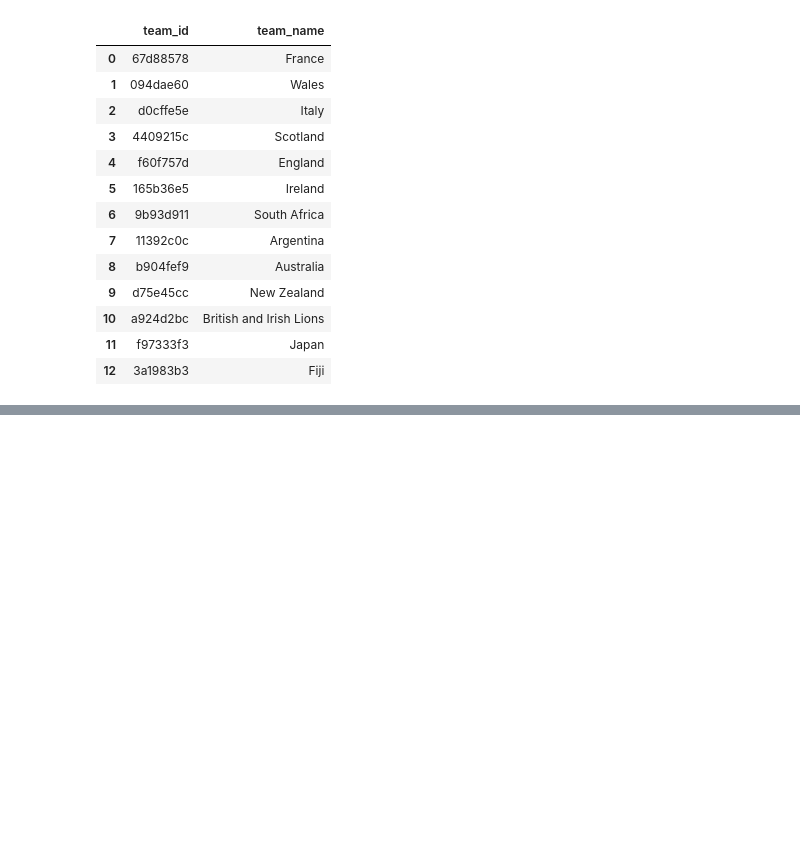
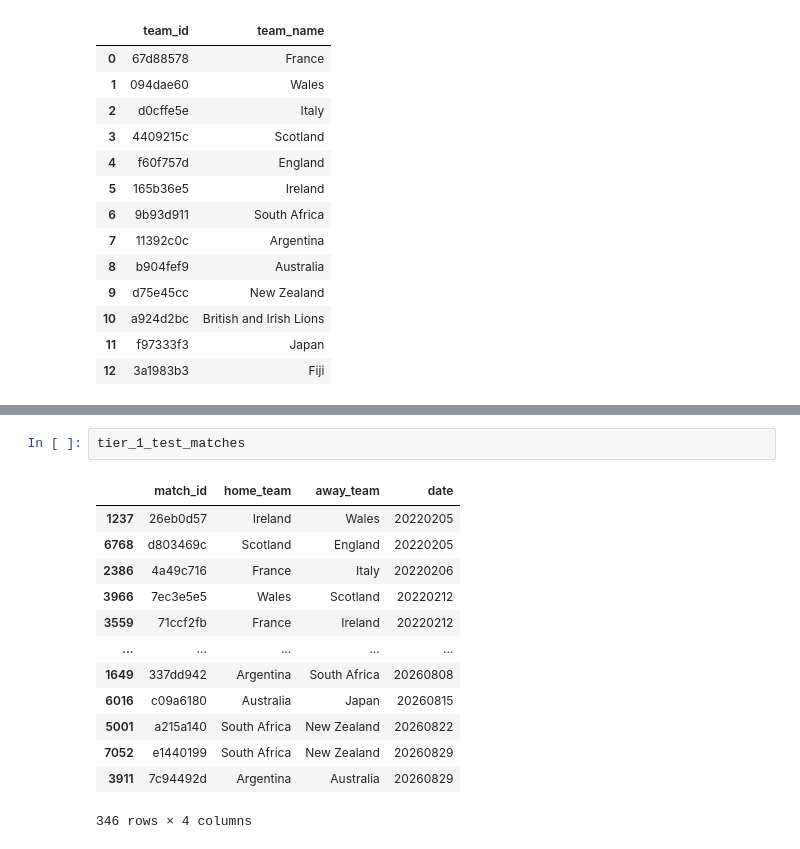
Before and after one commit to mycycler22/ghost_of_eden_park, a Jupyter notebook: rugby_experimental.ipynb, the cells around one changed output, grey strips where cells are left out. Cells and saved outputs as stored; diff of their text form; blank space fills up the shorter version.

```diff
--- a/rugby_experimental.ipynb
+++ b/rugby_experimental.ipynb
@@ -243,0 +277,16 @@ test_nations
+# %%
+tier_1_test_matches
+# %% [output]
+|  | match_id | home_team | away_team | date |
+| 1237 | 26eb0d57 | Ireland | Wales | 20220205 |
+| 6768 | d803469c | Scotland | England | 20220205 |
+| 2386 | 4a49c716 | France | Italy | 20220206 |
+| 3966 | 7ec3e5e5 | Wales | Scotland | 20220212 |
+| 3559 | 71ccf2fb | France | Ireland | 20220212 |
+| ... | ... | ... | ... | ... |
+| 1649 | 337dd942 | Argentina | South Africa | 20260808 |
+| 6016 | c09a6180 | Australia | Japan | 20260815 |
+| 5001 | a215a140 | South Africa | New Zealand | 20260822 |
+| 7052 | e1440199 | South Africa | New Zealand | 20260829 |
+| 3911 | 7c94492d | Argentina | Australia | 20260829 |
+346 rows × 4 columns
```
Also changed, not shown: parts of 2 cells of this notebook.
